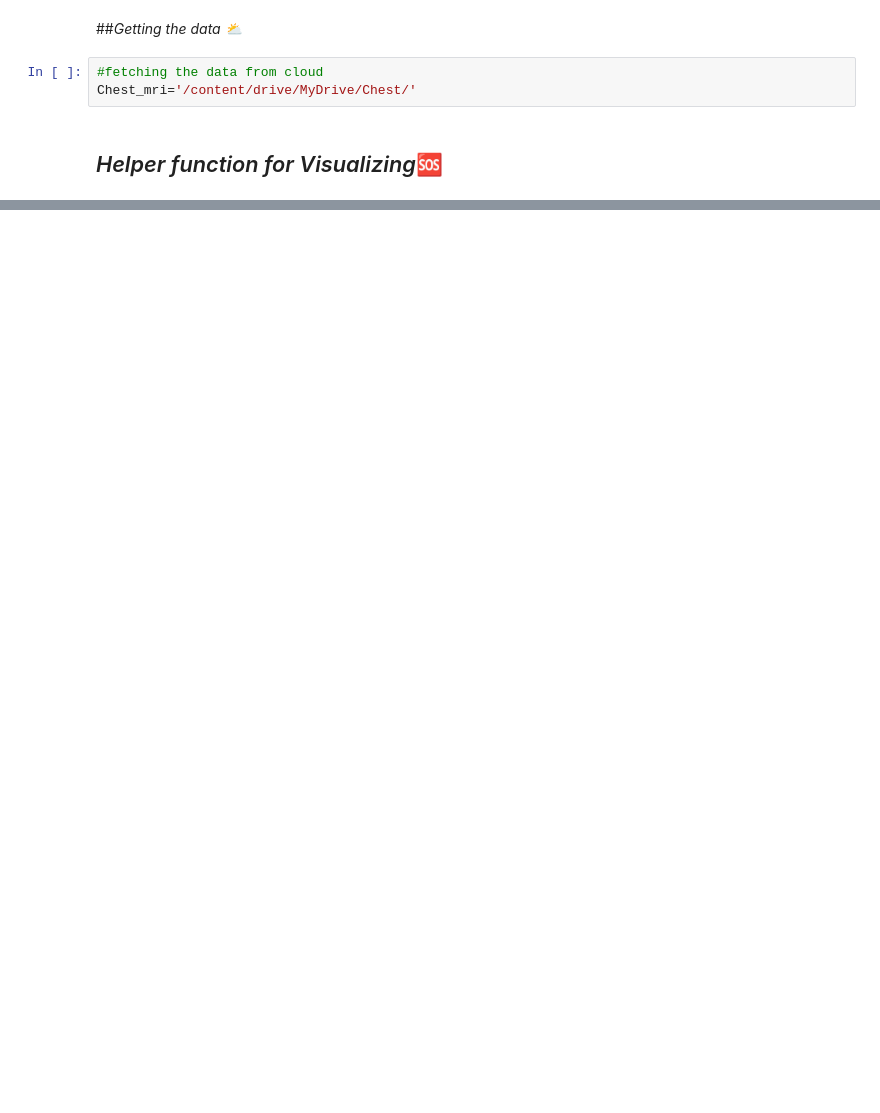
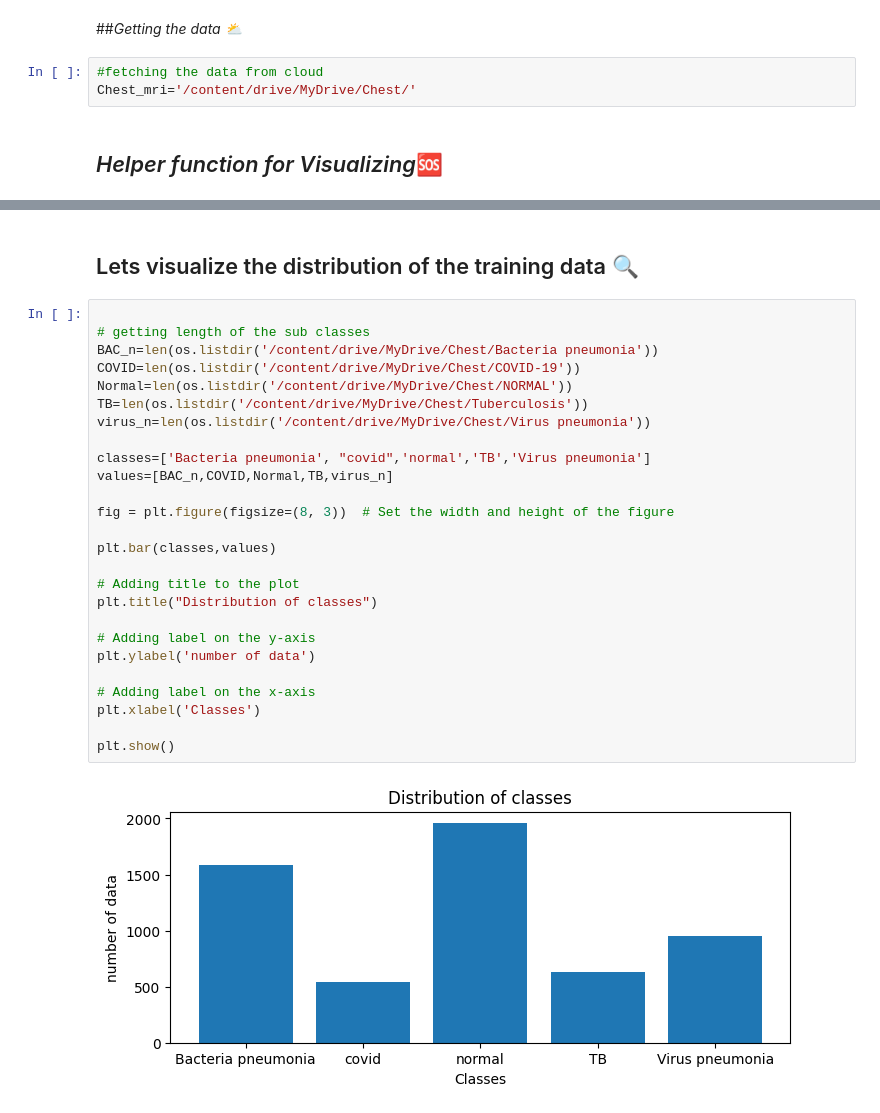
Before and after one commit to Henil21/Research, a Jupyter notebook: ITM_Research.ipynb, the cells around one changed output, grey strips where cells are left out. Saved outputs shown, nothing was run; the diff lists cells and outputs as text; blank space fills up the shorter version.

```diff
--- a/ITM_Research.ipynb
+++ b/ITM_Research.ipynb
@@ -50,0 +55,30 @@ img shape:(200, 300, 3)
+# %% [markdown]
+## Lets visualize the distribution of the training data 🔍
+# %%
+
+# getting length of the sub classes
+BAC_n=len(os.listdir('/content/drive/MyDrive/Chest/Bacteria pneumonia'))
+COVID=len(os.listdir('/content/drive/MyDrive/Chest/COVID-19'))
+Normal=len(os.listdir('/content/drive/MyDrive/Chest/NORMAL'))
+TB=len(os.listdir('/content/drive/MyDrive/Chest/Tuberculosis'))
+virus_n=len(os.listdir('/content/drive/MyDrive/Chest/Virus pneumonia'))
+
+classes=['Bacteria pneumonia', "covid",'normal','TB','Virus pneumonia']
+values=[BAC_n,COVID,Normal,TB,virus_n]
+
+fig = plt.figure(figsize=(8, 3))  # Set the width and height of the figure
+
+plt.bar(classes,values)
+
+# Adding title to the plot
+plt.title("Distribution of classes")
+
+# Adding label on the y-axis
+plt.ylabel('number of data')
+
+# Adding label on the x-axis
+plt.xlabel('Classes')
+
+plt.show()
+# %% [output]
+[figure, added]
```
Also changed, not shown: parts of 4 cells of this notebook.
